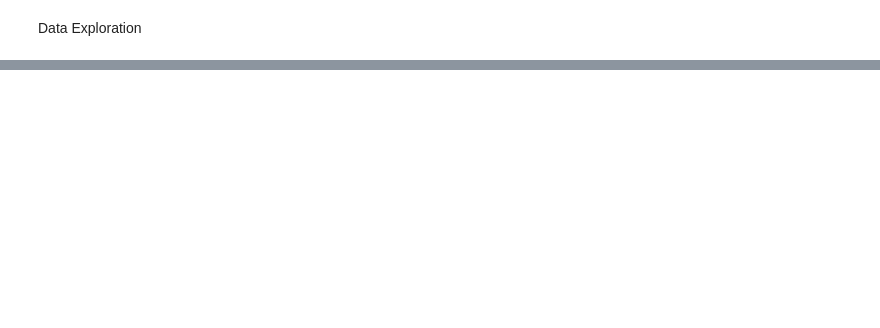
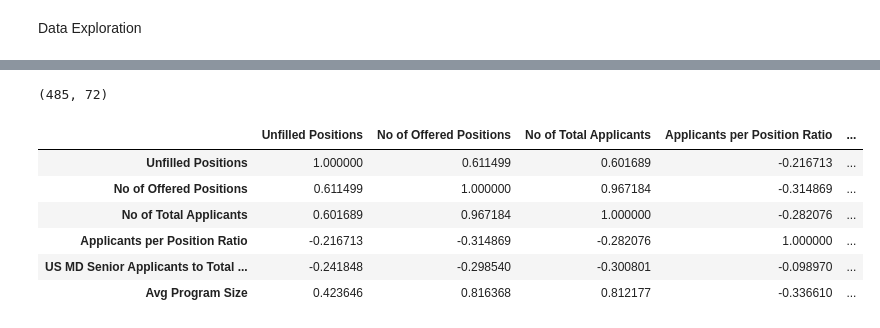
Before and after one commit to tarunajjarapu/Machine_Learning-Residency_Matching, a Jupyter notebook: MLProject.ipynb, the cells around one changed output, grey strips where cells are left out. Cells and saved outputs as stored; diff of their text form; code cells hidden in the pictures; blank space fills up the shorter version.

```diff
--- a/MLProject.ipynb
+++ b/MLProject.ipynb
@@ -34,0 +59,14 @@ Feature Engineering
+# %%
+print(data.shape) # 10 original columns, -1 Specialty, + 54 dummy Specialties, -1 Year, + 10 dummy Years = 72 columns now
+data_without_specialty_or_year=data.drop(columns=[col for col in data.columns if 'Specialty' in col or 'Year' in col], inplace=False)
+data_without_specialty_or_year.corr()
+#The correlation is not close enough to +/-1 between any two variables that they would be obviously redundant, except for No of Total Applicants and No of Offered Positions
+# %% [output]
+(485, 72)
+|  | Unfilled Positions | No of Offered Positions | No of Total Applicants | Applicants per Position Ratio | ... |
+| Unfilled Positions | 1.000000 | 0.611499 | 0.601689 | -0.216713 | ... |
+| No of Offered Positions | 0.611499 | 1.000000 | 0.967184 | -0.314869 | ... |
+| No of Total Applicants | 0.601689 | 0.967184 | 1.000000 | -0.282076 | ... |
+| Applicants per Position Ratio | -0.216713 | -0.314869 | -0.282076 | 1.000000 | ... |
+| US MD Senior Applicants to Total ... | -0.241848 | -0.298540 | -0.300801 | -0.098970 | ... |
+| Avg Program Size | 0.423646 | 0.816368 | 0.812177 | -0.336610 | ... |
```
Also changed, not shown: parts of 9 cells of this notebook, 1 other file.
